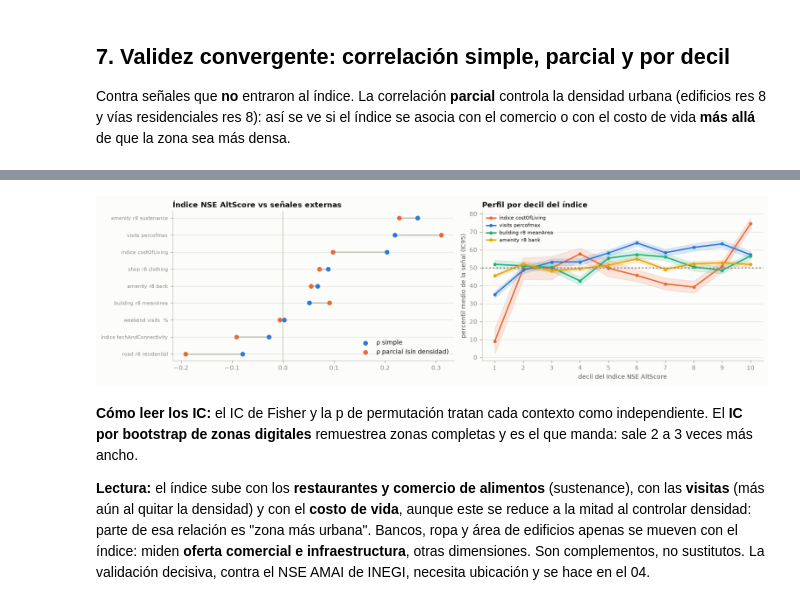
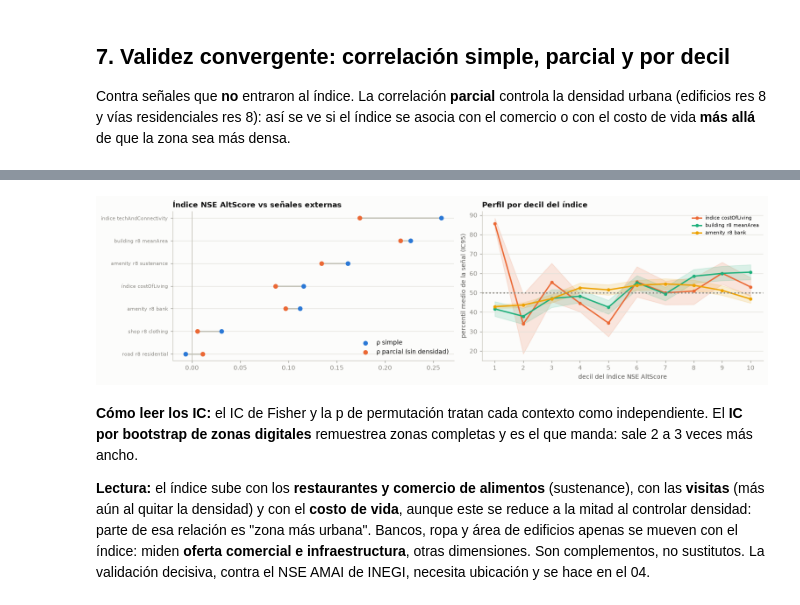
Before and after one commit to asuskf-kin/mx-retail-geodemographics, a Jupyter notebook: notebooks/ejecutados/merida/00b_altscore_eda.ipynb, the cells around one changed output, grey strips where cells are left out. Cells and saved outputs as stored; diff of their text form; code cells hidden in the pictures.

```diff
--- a/notebooks/ejecutados/merida/00b_altscore_eda.ipynb
+++ b/notebooks/ejecutados/merida/00b_altscore_eda.ipynb
@@ -160,8 +197,10 @@ bloques = {
     "costo de vida (adm2)": ["geoHexData_idx_costOfLiving_v1_adm2"],
     "conectividad (adm2)": ["geoHexData_idx_techAndConnectivity_v1_adm2"],
     **{f"{f} res {r}": [c for c in S if f"_{f}_res{r}" in c] for f in ["amenity", "building", "shop"] for r in (8, 9)},
-    "vías res 8": [c for c in S if "_road_res8" in c], "parques res 8": [c for c in S if "_leisure_res8" in c],
+    **{f"vías res {r}": [c for c in S if f"_road_res{r}" in c] for r in (8, 9)},
+    **{f"parques res {r}": [c for c in S if f"_leisure_res{r}" in c] for r in (8, 9)},
 }
+bloques = {k: v for k, v in bloques.items() if v}                            # solo los bloques que trae la exportación
 BLOQUE_DE = {c: k for k, v in bloques.items() for c in v}
 M = pd.DataFrame({k: S[v].isna().all(axis=1) for k, v in bloques.items()})
 parcial = {k: int((S[v].isna().any(axis=1) & ~S[v].isna().all(axis=1)).sum()) for k, v in bloques.items()}
@@ -173,7 +212,10 @@ print("Anidamiento res 9 ⊂ res 8 (amenidades): sin res 8 pero con res 9 =",
 
 # índice NSE AltScore: un solo ajuste (en contextos digitales únicos) para todo el notebook; detalle en la sección 6
 base_items = u.dropna(subset=A.CANDIDATOS_NSE[:-1]).drop_duplicates(subset=[c for c in S if FAM[c] == "digital"])
-iu = A.indice_nse(u, ajuste=base_items)[0]
+CAND = [c for c in A.CANDIDATOS_NSE if "_adm" not in c and base_items[c].nunique() > 5]   # a priori y locales: los índices del
+                                                                              # municipio (adm2) miden diferencias entre municipios
+PROXIES, traza_items = A.seleccionar_proxies(base_items, CAND)               # análisis de ítems en la ZM (detalle en la sección 6)
+iu = A.indice_nse(u, cols=PROXIES, ajuste=base_items)[0]
 
 
 def boot_zona(fn, df, B=300):
@@ -267,10 +309,12 @@ clave = [c for c in A.CANDIDATOS_NSE] + ["geoHexData_idx_costOfLiving_v1_adm2",
                                          "geoHexData_amenity_res8_count_sustenance", "geoHexData_amenity_res8_count_bank",
                                          "geoHexData_road_res8_count_residential", "geoHexData_shop_res8_count_foodAndDrink",
                                          "visits_percofmax", "weekend_visits_Pct"]
+clave = [c for c in clave if c in S.columns]
 uni = eda.univariado(u, clave)
 display(uni[["n", "ceros_%", "mediana", "mediana_IC95", "MAD_n", "p99", "asimetria", "curtosis_exc", "gini", "hill_alpha", "lectura"]].round(3))
 colas = {A.corto(c): eda.ajuste_distribuciones(u[c].dropna().to_numpy())[["familia", "AIC", "ΔAIC", "KS_D"]].iloc[0]
-         for c in ["geoHexData_building_res8_meanArea", "geoHexData_amenity_res8_count_sustenance", "geoDigTrack_os_iosPct", "visits_percofmax"]}
+         for c in ["geoHexData_building_res8_meanArea", "geoHexData_amenity_res8_count_sustenance", "geoDigTrack_os_iosPct", "visits_percofmax"]
+         if c in S.columns}
 display(pd.DataFrame(colas).T.rename_axis("mejor ajuste por AIC (lognormal, gamma, Weibull, exponencial)"))
 
 fig, axs = plt.subplots(3, 4, figsize=(14, 7.5))
@@ -532,7 +575,7 @@ Si la información mutua (MI) es alta pero ρ² es bajo, la relación con el ín
 Spearman la subestimaría.
 # %%
 u_idx = u.assign(indice_nse_altscore=iu, zona=ZONA["digital"])
-no_indice = [c for c in cand if c not in A.PROXIES_NSE]
+no_indice = [c for c in cand if c not in PROXIES]
 dep_idx = eda.dependencias(u_idx, no_indice, ["indice_nse_altscore"])
 dep_idx["ρ²"] = dep_idx.spearman ** 2
 fig, ax = plt.subplots(figsize=(8, 4.5))
@@ -572,6 +615,8 @@ para marcar señales que requieren revisión (la sección 7 las mira por decil)
 kmo = []
 for nombre, cols, base in [("digital", [c for c in cand if FAM[c] == "digital"], S[[c for c in S if FAM[c] == "digital"]].dropna().drop_duplicates()),
                            ("entorno res 8", [c for c in cand if "_res8" in c], u), ("visitas", [c for c in cand if FAM[c] == "visitas"], u)]:
+    if len(cols) < 3:                                              # bloque ausente en la exportación (p. ej. visitas)
+        continue
     Bz = pd.DataFrame({c: A.rango_normal(base[c]) for c in cols}).dropna()
     Bz = Bz.loc[:, Bz.std() > 0]
     kb = eda.kmo_bartlett(np.corrcoef(Bz.to_numpy(), rowvar=False), len(Bz))
@@ -732,6 +785,7 @@ que la zona sea más densa.
 externas = ["geoHexData_idx_costOfLiving_v1_adm2", "visits_percofmax", "geoHexData_building_res8_meanArea", "geoHexData_amenity_res8_count_bank",
             "geoHexData_shop_res8_count_clothing", "geoHexData_amenity_res8_count_sustenance", "geoHexData_road_res8_count_residential",
             "geoHexData_idx_techAndConnectivity_v1_adm2", "weekend_visits_Pct"]
+externas = [c for c in externas if c in S.columns]
 control = ["geoHexData_building_res8_count", "geoHexData_road_res8_count_residential"]
 validez = eda.dependencias(u_idx, externas, ["indice_nse_altscore"])
 parc = [eda.correlacion_parcial(u_idx.indice_nse_altscore, u_idx[x], u_idx[[c for c in control if c != x]]) for x in validez.x]
@@ -763,8 +817,8 @@ ax[0].axvline(0, color=eda.EJE, lw=1)
 ax[0].legend(loc="lower right")
 ax[0].set_title("Índice NSE AltScore vs señales externas")
 dec = pd.qcut(u_idx.indice_nse_altscore, 10, labels=False) + 1
-for x, cc in zip(["geoHexData_idx_costOfLiving_v1_adm2", "visits_percofmax", "geoHexData_building_res8_meanArea", "geoHexData_amenity_res8_count_bank"],
-                 [NARANJA, AZUL, VERDE, AMBAR]):
+for x, cc in [(x, cc) for x, cc in zip(["geoHexData_idx_costOfLiving_v1_adm2", "visits_percofmax", "geoHexData_building_res8_meanArea",
+                                          "geoHexData_amenity_res8_count_bank"], [NARANJA, AZUL, VERDE, AMBAR]) if x in S.columns]:
     pr = u_idx[x].rank(pct=True) * 100
     g = pd.DataFrame({"d": dec, "p": pr}).dropna().groupby("d").p
     mu, se = g.mean(), g.std() / np.sqrt(g.size())
@@ -792,4 +844,4 @@ plt.show()
-[figure, old version]
+[figure, new version]
 # %% [markdown]
 **Cómo leer los IC:** el IC de Fisher y la p de permutación tratan cada contexto como independiente. El **IC por
 bootstrap de zonas digitales** remuestrea zonas completas y es el que manda: sale 2 a 3 veces más ancho.
```
Also changed, not shown: parts of 17 cells of this notebook, 37 other files.
